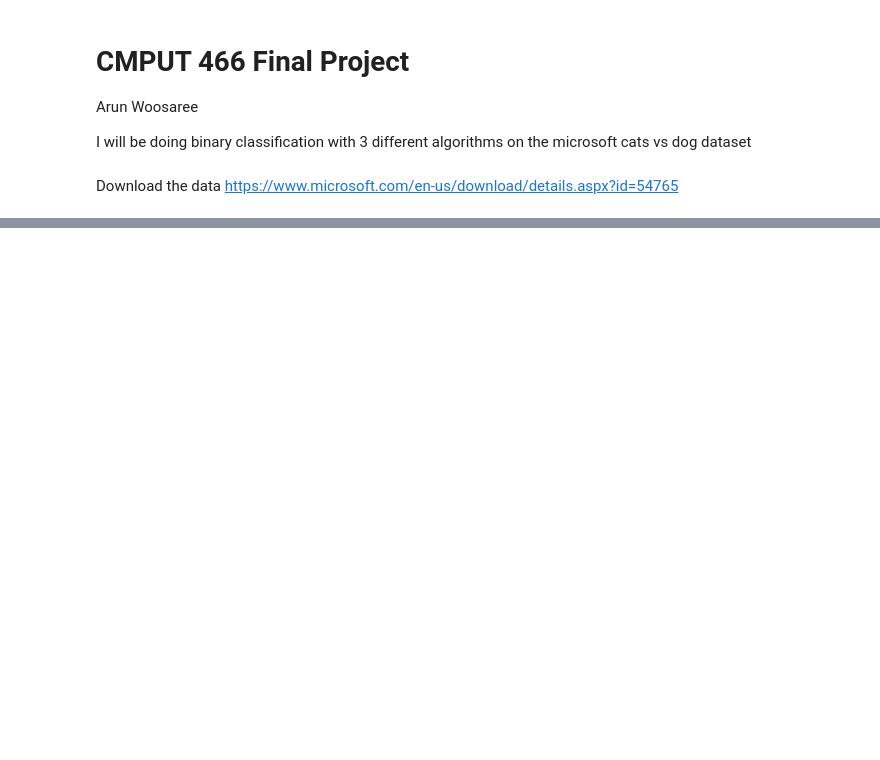
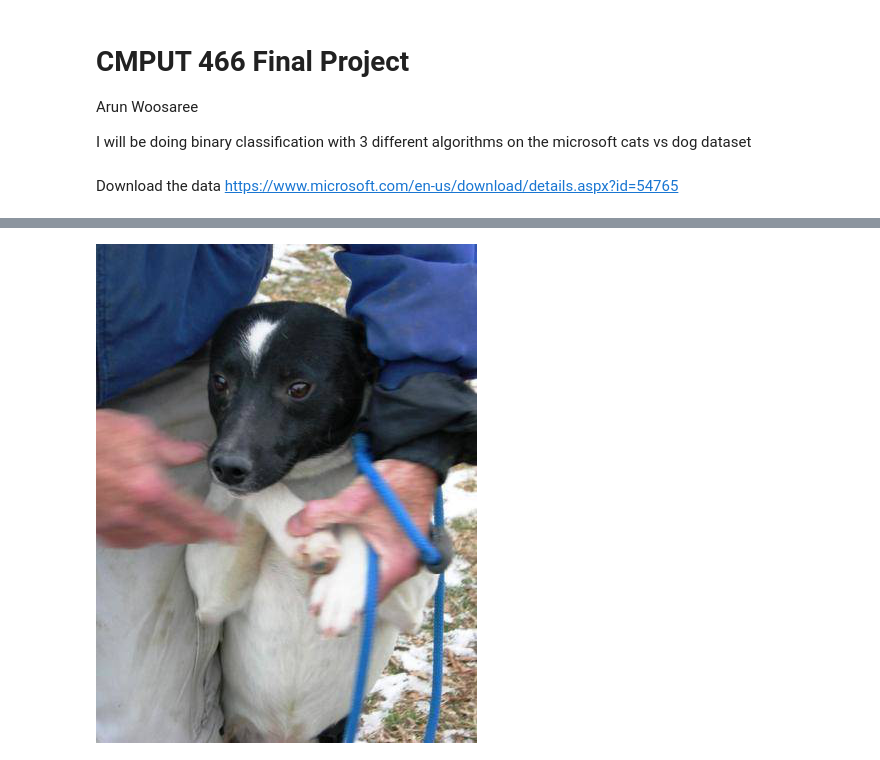
Before and after one commit to Arunscape/CMPUT466, a Jupyter notebook: final_project/code.ipynb, the cells around one changed output, grey strips where cells are left out. Drawn from its saved outputs; the diff is of its cells as text; code cells hidden in the pictures; blank space fills up the shorter version.

```diff
--- a/final_project/code.ipynb
+++ b/final_project/code.ipynb
@@ -27,0 +67,4 @@ ModuleNotFoundError: No module named 'torch'
+# %%
+Image.open(os.path.sep.join([TEST_DATA_PATH, test_files[0]]))
+# %% [output]
+[figure, added]
```
Also changed, not shown: parts of 9 cells of this notebook, 3 other files.
